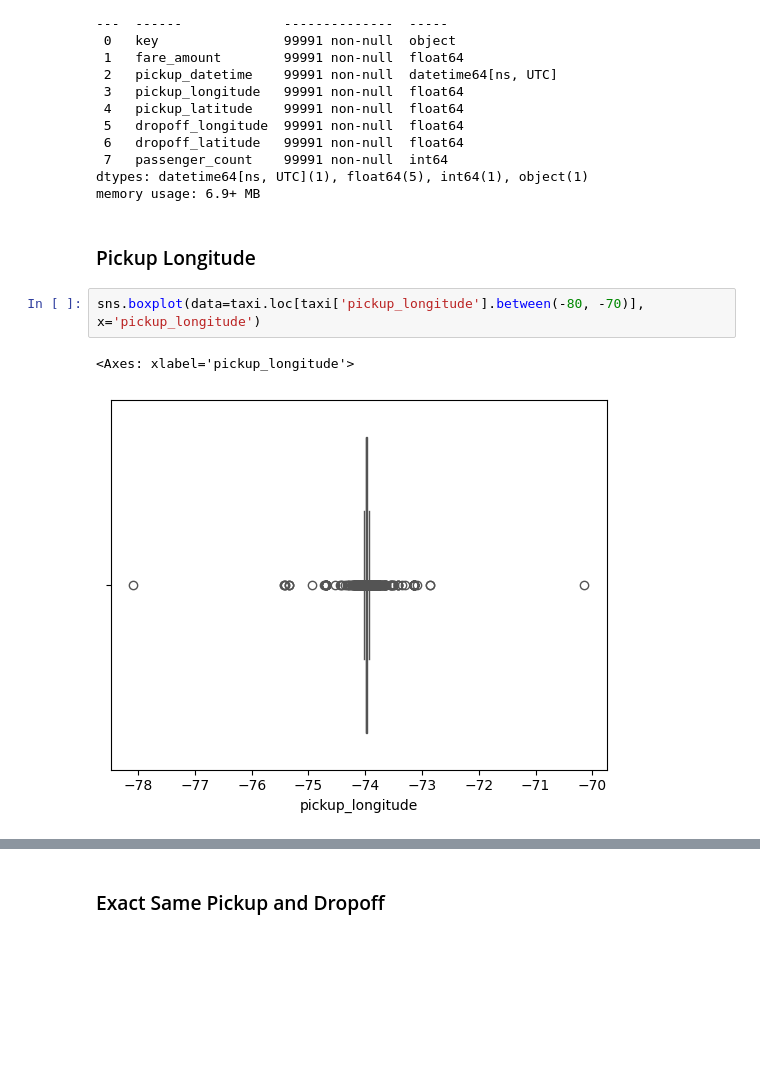
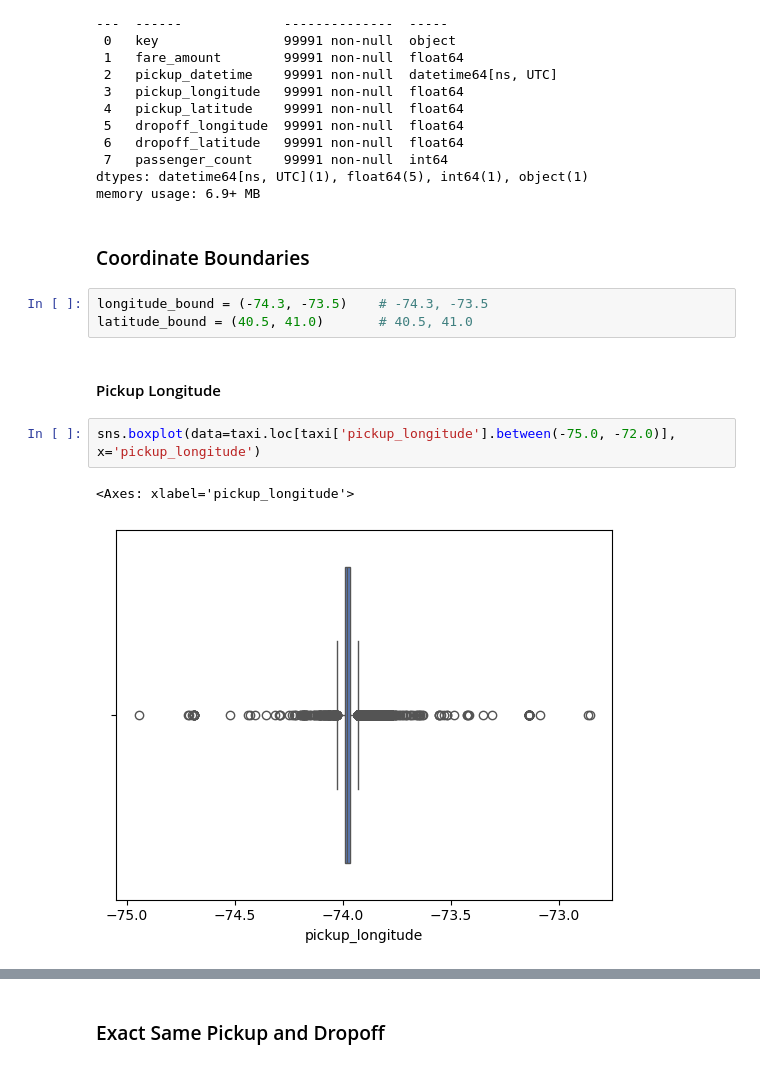
Before and after one commit to ahealion1/Data-Science-Projects, a Jupyter notebook: TaxiFarePrediction/taxi-fare-prediction.ipynb, the cells around one changed output, grey strips where cells are left out. Cells and saved outputs as stored; diff of their text form; blank space fills up the shorter version.

```diff
--- a/TaxiFarePrediction/taxi-fare-prediction.ipynb
+++ b/TaxiFarePrediction/taxi-fare-prediction.ipynb
@@ -153,11 +155,16 @@ Data columns (total 8 columns):
  7   passenger_count    99991 non-null  int64
 dtypes: datetime64[ns, UTC](1), float64(5), int64(1), object(1)
 memory usage: 6.9+ MB
+# %% [markdown]
+### Coordinate Boundaries
+# %%
+longitude_bound = (-74.3, -73.5)    # -74.3, -73.5
+latitude_bound = (40.5, 41.0)       # 40.5, 41.0
 # %% [markdown]
-### Pickup Longitude
+#### Pickup Longitude
 # %%
-sns.boxplot(data=taxi.loc[taxi['pickup_longitude'].between(-80, -70)], x='pickup_longitude')
+sns.boxplot(data=taxi.loc[taxi['pickup_longitude'].between(-75.0, -72.0)], x='pickup_longitude')
 # %% [output]
 <Axes: xlabel='pickup_longitude'>
-[figure, old version]
+[figure, new version]
 # %%
```
Also changed, not shown: parts of 24 cells of this notebook, 1 other file.
